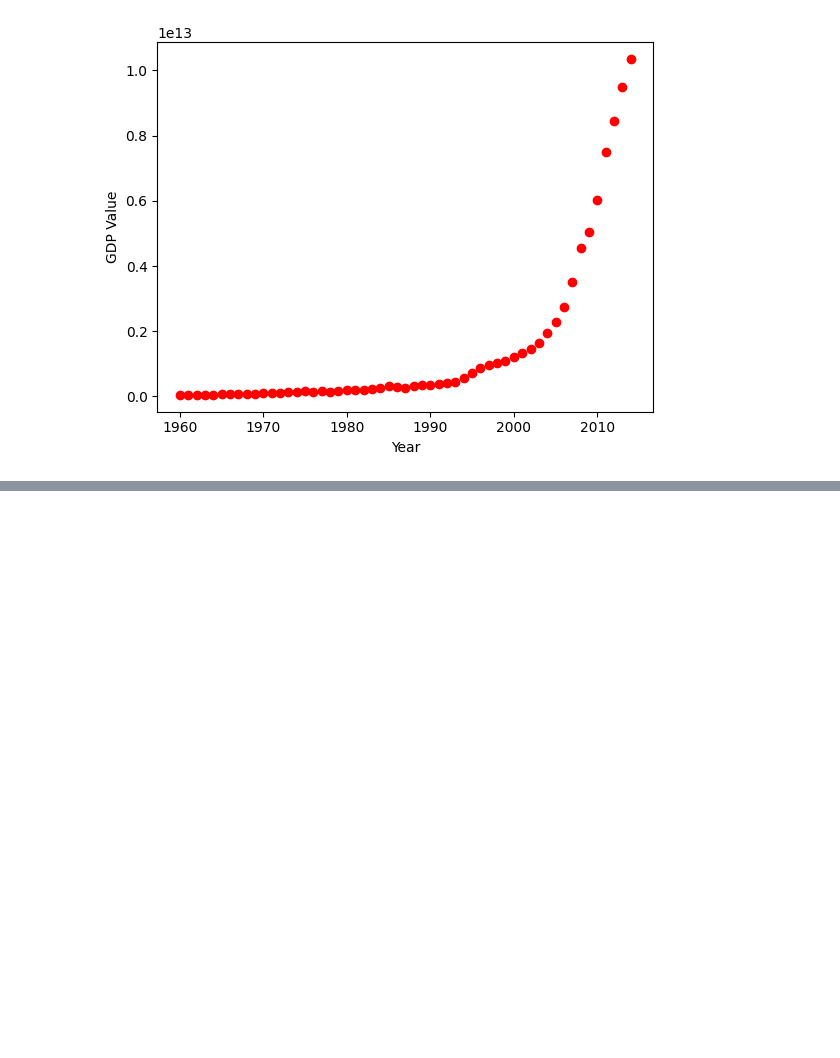
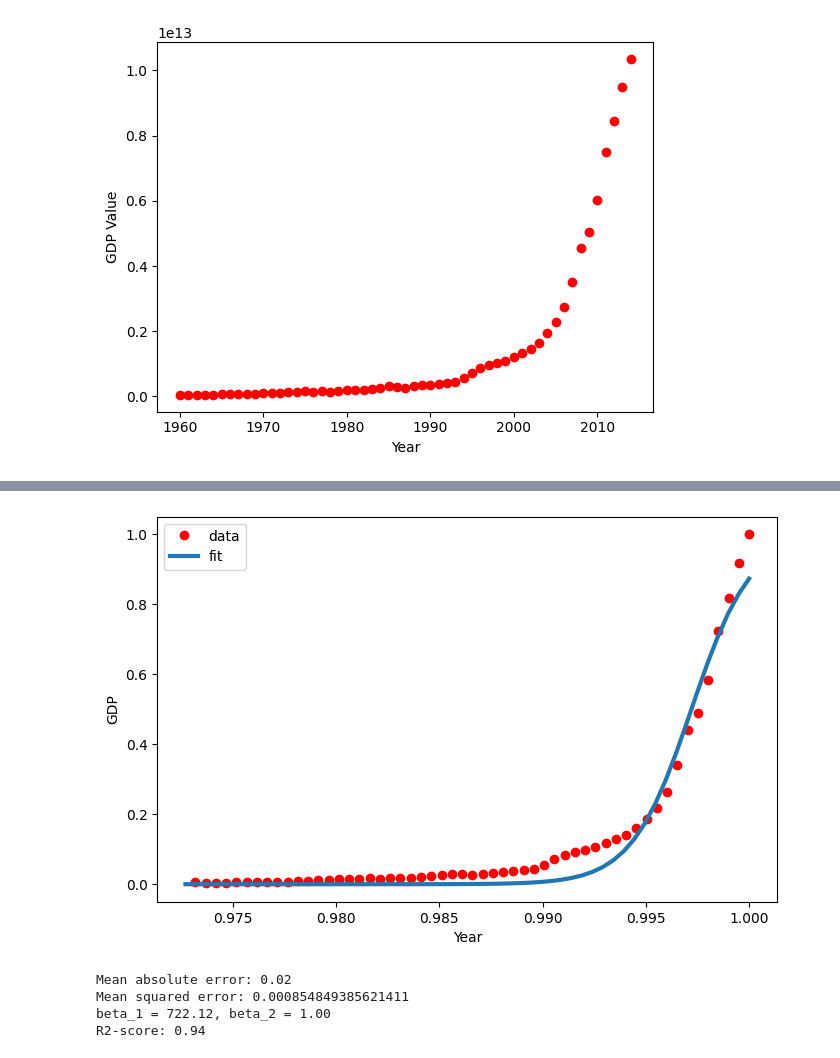
Before and after one commit to iamaryav/ai-notebooks, a Jupyter notebook: co2_prediction_logistic_regression.ipynb, the cells around one changed output, grey strips where cells are left out. Drawn from its saved outputs; the diff is of its cells as text; code cells hidden in the pictures; blank space fills up the shorter version.

```diff
--- a/co2_prediction_logistic_regression.ipynb
+++ b/co2_prediction_logistic_regression.ipynb
@@ -99,0 +134,37 @@ plt.show()
+# %%
+x = np.linspace(1960, 2015, 55)
+x = x / max(x)
+x
+
+plt.figure(figsize=(8,5))
+y = sigmoid(x, *popt)
+plt.plot(xData, yData, 'ro', label='data')
+plt.plot(x, y, linewidth=3.0, label='fit')
+plt.legend(loc='best')
+plt.ylabel("GDP")
+plt.xlabel("Year")
+plt.show()
+# %% [output]
+[figure, added]
+# %%
+# Accuracy of the model
+msk = np.random.rand(len(df)) < 0.8
+x_train = xData[msk]
+x_test = xData[~msk]
+y_train = yData[msk]
+y_test = yData[~msk]
+
+popt, pcov = curve_fit(sigmoid, x_train, y_train)
+y_hat = sigmoid(x_test, *popt)
+
+print(f"Mean absolute error: {np.mean(np.absolute(y_hat - y_test)):0.2f}")
+print(f"Mean squared error: {np.mean((y_hat - y_test) ** 2)}")
+print(f"beta_1 = {popt[0]:0.2f}, beta_2 = {popt[1]:0.2f}")
+
+from sklearn.metrics import r2_score
+print(f"R2-score: {r2_score(y_hat, y_test):0.2f}")
+# %% [output]
+Mean absolute error: 0.02
+Mean squared error: 0.000854849385621411
+beta_1 = 722.12, beta_2 = 1.00
+R2-score: 0.94
```
Also changed, not shown: parts of 6 cells of this notebook.
